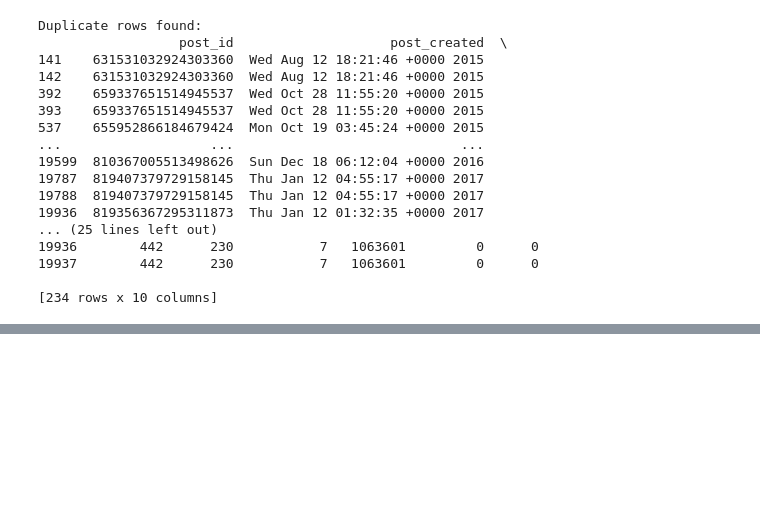
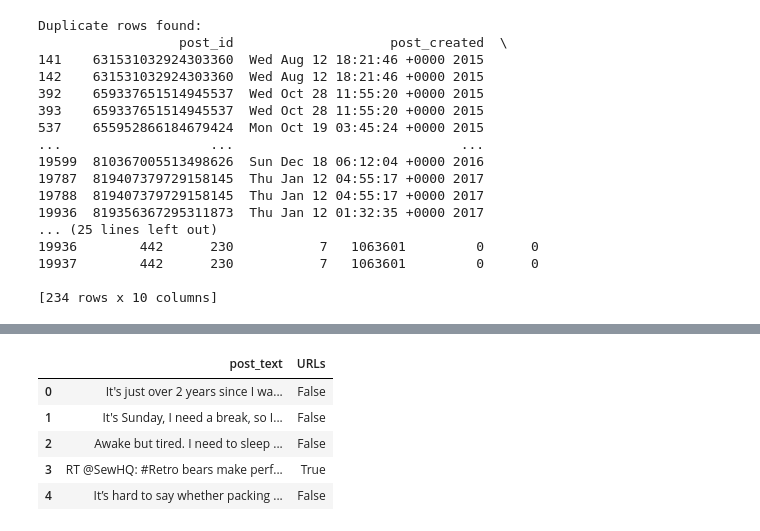
Before and after one commit to thunder121x/Social-Media-Emotion-Analysis-Framework, a Jupyter notebook: main.ipynb, the cells around one changed output, grey strips where cells are left out. Saved outputs shown, nothing was run; the diff lists cells and outputs as text; code cells hidden in the pictures; blank space fills up the shorter version.

```diff
--- a/main.ipynb
+++ b/main.ipynb
@@ -77,0 +91,4 @@ Duplicate rows found:
+# %%
+# Load the data
+df = pd.read_csv(r'Mental-Health-Twitter.csv')
+df.head()
@@ -77,0 +102,25 @@ Duplicate rows found:
+# %%
+df_cleaned = df.copy()
+# %%
+df_cleaned = df_cleaned.drop(columns=['Unnamed: 0'])
+df_cleaned = df_cleaned.drop_duplicates(keep=False)
+# %%
+# Define a function to remove URLs and mark if there was a URL
+def remove_urls(text):
+    url_pattern = r'http\S+|www\S+'
+    has_url = bool(re.search(url_pattern, text))  # Check if there is a URL
+    cleaned_text = re.sub(url_pattern, '', text)  # Remove URLs
+    return cleaned_text, has_url
+
+# Apply the function to each row
+df_cleaned[['post_text', 'URLs']] = df_cleaned['post_text'].apply(lambda x: pd.Series(remove_urls(x)))
+
+# Done!
+df_cleaned[['post_text', 'URLs']].head()
+# %% [output]
+|  | post_text | URLs |
+| 0 | It's just over 2 years since I wa... | False |
+| 1 | It's Sunday, I need a break, so I... | False |
+| 2 | Awake but tired. I need to sleep ... | False |
+| 3 | RT @SewHQ: #Retro bears make perf... | True |
+| 4 | It’s hard to say whether packing ... | False |
```
Also changed, not shown: parts of 7 cells of this notebook, 1 other file.
